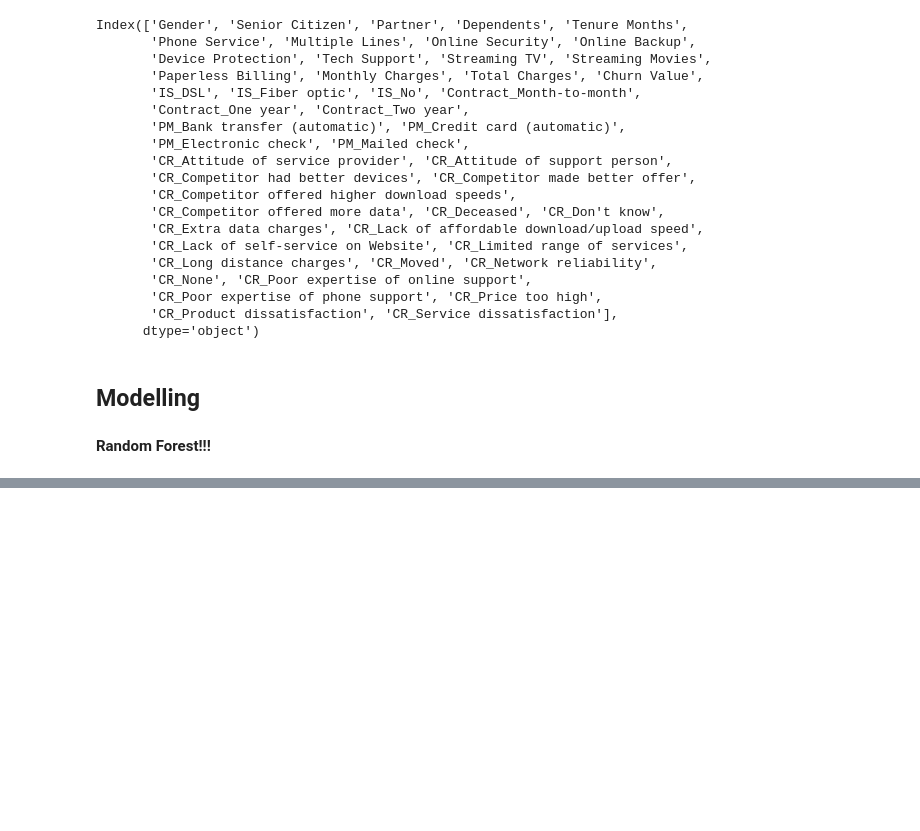
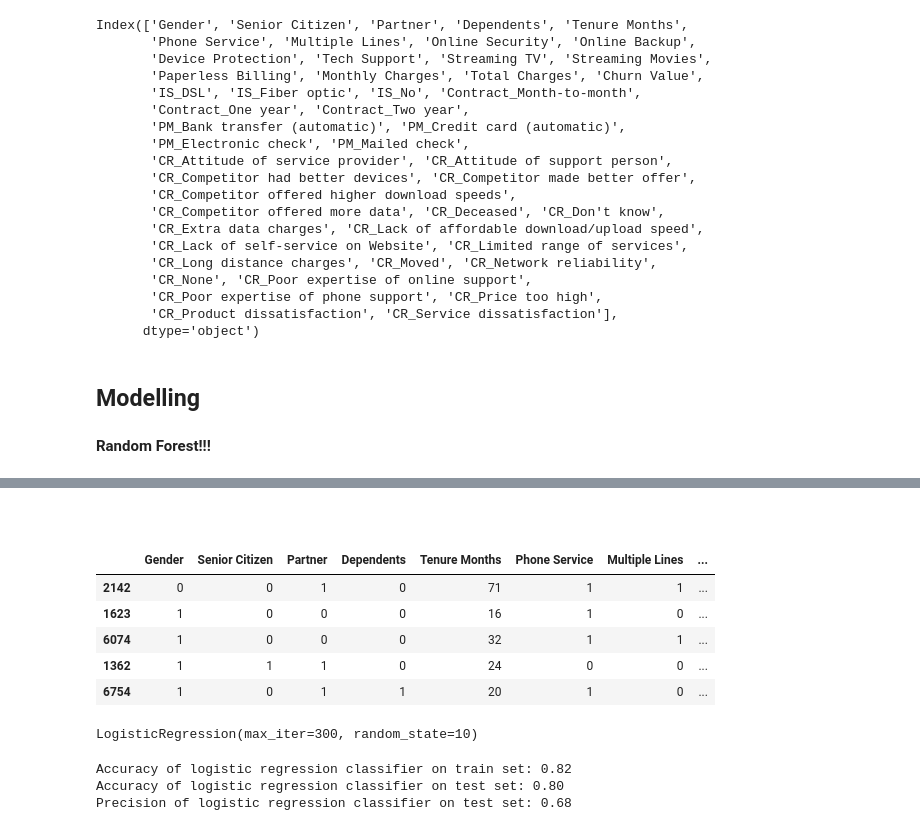
Before and after one commit to ldearlove/Digital-Futures-Swan-Project, a Jupyter notebook: AA.ipynb, the cells around one changed output, grey strips where cells are left out. Cells and saved outputs as stored; diff of their text form; code cells hidden in the pictures; blank space fills up the shorter version.

Commit message:
Added LR Model
Tried some hyper parameter tuning on LR model

```diff
--- a/AA.ipynb
+++ b/AA.ipynb
@@ -116,10 +116,10 @@ yn_cols = [col for col in df.columns if ('Yes' and 'No') in list(df[f'{col}'].un
 # %%
-# list of columns with yes's and no's
-yn_cols = ['Senior Citizen','Partner','Dependents','Phone Service','Multiple Lines','Online Security',
-             'Online Backup','Device Protection','Tech Support','Streaming TV','Streaming Movies',
-             'Paperless Billing']
-# mapping
-for col in yn_cols:
-    df[f'{col}'] = df[f'{col}'].map({'No':0, 'Yes':1, 'No phone service':0, 'No internet service':0})
-    df[f'{col}'].astype(int)
+# # list of columns with yes's and no's
+# yn_cols = ['Senior Citizen','Partner','Dependents','Phone Service','Multiple Lines','Online Security',
+#              'Online Backup','Device Protection','Tech Support','Streaming TV','Streaming Movies',
+#              'Paperless Billing']
+# # mapping
+# for col in yn_cols:
+#     df[f'{col}'] = df[f'{col}'].map({'No':0, 'Yes':1, 'No phone service':0, 'No internet service':0})
+#     df[f'{col}'].astype(int)
 # %%
@@ -349,0 +392,3 @@ rf = RandomForestClassifier(n_estimators=50)
+# %%
+# Read in data
+df = pd.read_csv('Swan_Project_Data.csv')
@@ -349,0 +447,2 @@ rf = RandomForestClassifier(n_estimators=50)
+# %% [markdown]
+###
@@ -349,0 +451,18 @@ rf = RandomForestClassifier(n_estimators=50)
+# %%
+df_x = df.drop('Churn Value', axis = 1)
+X_train, X_test, y_train, y_test = train_test_split(df_x,
+                                                    df['Churn Value'],
+                                                    test_size = 0.2,
+                                                    random_state = 42)
+# %%
+X_train_fe = feature_eng(X_train)
+X_test_fe = feature_eng(X_test)
+# %%
+X_train_fe.head()
+# %% [output]
+|  | Gender | Senior Citizen | Partner | Dependents | Tenure Months | Phone Service | Multiple Lines | ... |
+| 2142 | 0 | 0 | 1 | 0 | 71 | 1 | 1 | ... |
+| 1623 | 1 | 0 | 0 | 0 | 16 | 1 | 0 | ... |
+| 6074 | 1 | 0 | 0 | 0 | 32 | 1 | 1 | ... |
+| 1362 | 1 | 1 | 1 | 0 | 24 | 0 | 0 | ... |
+| 6754 | 1 | 0 | 1 | 1 | 20 | 1 | 0 | ... |
@@ -349,0 +484,6 @@ rf = RandomForestClassifier(n_estimators=50)
+# %%
+# Modelling and Fitting
+lr = LogisticRegression(max_iter=300, random_state=10)
+lr.fit(X_train_fes, y_train)
+# %% [output]
+LogisticRegression(max_iter=300, random_state=10)
@@ -349,0 +492,10 @@ rf = RandomForestClassifier(n_estimators=50)
+# %%
+y_pred = lr.predict(X_test_fes)
+
+print('Accuracy of logistic regression classifier on train set: {:.2f}'.format(lr.score(X_train_fes, y_train)))
+print('Accuracy of logistic regression classifier on test set: {:.2f}'.format(lr.score(X_test_fes, y_test)))
+print('Precision of logistic regression classifier on test set: {:.2f}'.format(precision_score(y_test, y_pred)))
+# %% [output]
+Accuracy of logistic regression classifier on train set: 0.82
+Accuracy of logistic regression classifier on test set: 0.80
+Precision of logistic regression classifier on test set: 0.68
```
Also changed, not shown: parts of 42 cells of this notebook.
